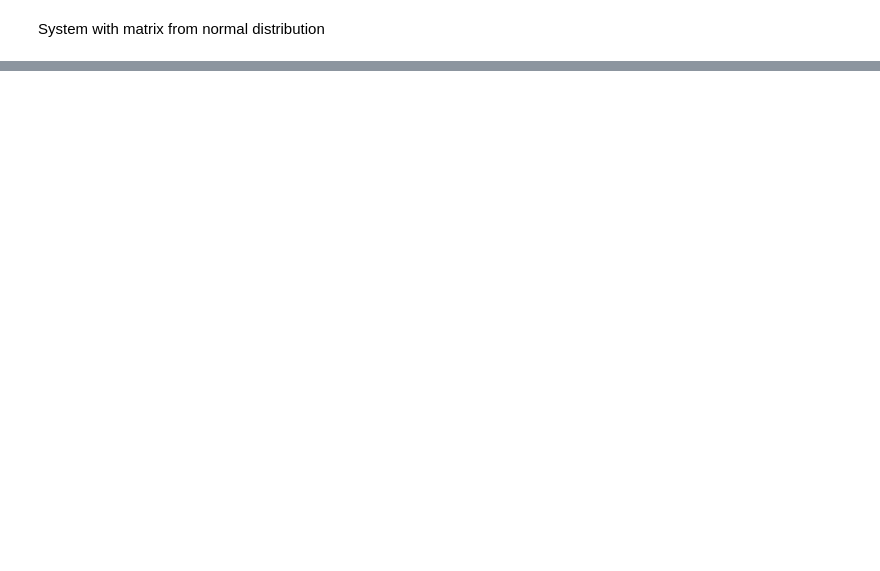
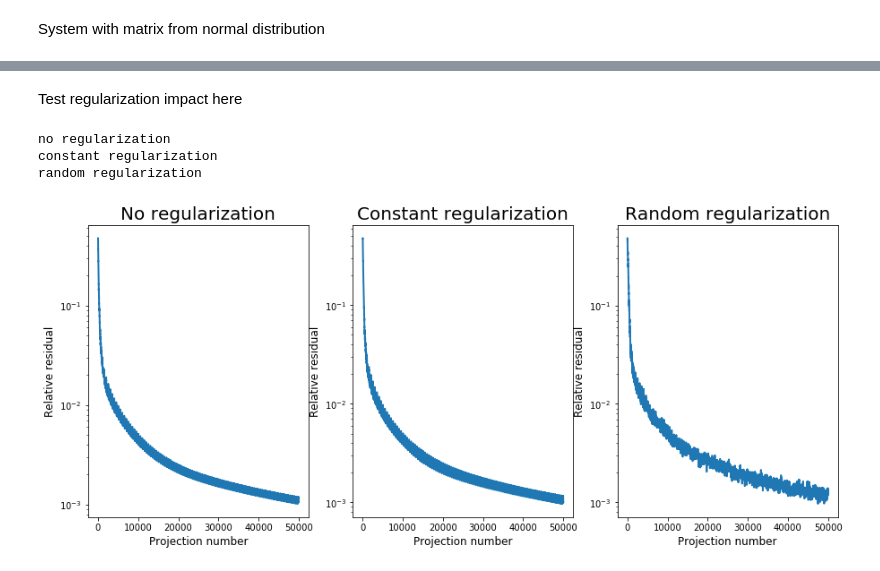
Before and after one commit to seva100/kaczmarz-modifications, a Jupyter notebook: Project_NLA.ipynb, the cells around one changed output, grey strips where cells are left out. Cells and saved outputs as stored; diff of their text form; code cells hidden in the pictures; blank space fills up the shorter version.

Commit message:
Regularization added

```diff
--- a/Project_NLA.ipynb
+++ b/Project_NLA.ipynb
@@ -108,2 +108,10 @@ for i in range(m):
 # %% [markdown]
 System with matrix from normal distribution
+# %%
+np.random.seed(666)
+n = 500
+m = 100
+A = rand_for_given_cond_number(n,m, cond = 200)
+true_vect = np.random.rand(m)
+values = A @ true_vect
+x_0 = np.random.rand(m)
@@ -109,0 +136,35 @@ System with matrix from normal distribution
+# %% [markdown]
+Test regularization impact here
+# %%
+eps = 1e-10
+N_max = 50000
+x_Car,res_Car,t_Car = Kaczmarz(A,values,x_0,N_max,eps,reg = 0)
+x_RegCar,res_RegCar,t_RegCar = Kaczmarz(A,values,x_0,N_max,eps, reg = 1)
+x_RandRegCar,res_RandRegCar,t_RandRegCar = Kaczmarz(A,values,x_0,N_max,eps, reg = 2)
+# %% [output]
+no regularization
+constant regularization
+random regularization
+# %%
+plt.figure(figsize=(15,6))
+plt.subplot(131)
+plt.plot(res_Car, linestyle = '-', linewidth = 2.0)
+plt.title('No regularization', fontsize = 20)
+plt.ylabel('Relative residual', fontsize = 12)
+plt.xlabel('Projection number', fontsize = 12)
+plt.yscale('log')
+plt.subplot(132)
+plt.plot(res_RegCar, linestyle = '-', linewidth = 2.0, label='Regularized Kaczmarz')
+plt.title('Constant regularization', fontsize = 20)
+plt.ylabel('Relative residual', fontsize = 12)
+plt.xlabel('Projection number', fontsize = 12)
+plt.yscale('log')
+plt.subplot(133)
+plt.plot(res_RandRegCar, linestyle = '-', linewidth = 2.0, label='Randomly regularized Kaczmarz')
+plt.title('Random regularization', fontsize = 20)
+plt.ylabel('Relative residual', fontsize = 12)
+plt.xlabel('Projection number', fontsize = 12)
+plt.yscale('log')
+plt.show()
+# %% [output]
+[figure, added]
```
Also changed, not shown: parts of 18 cells of this notebook.
